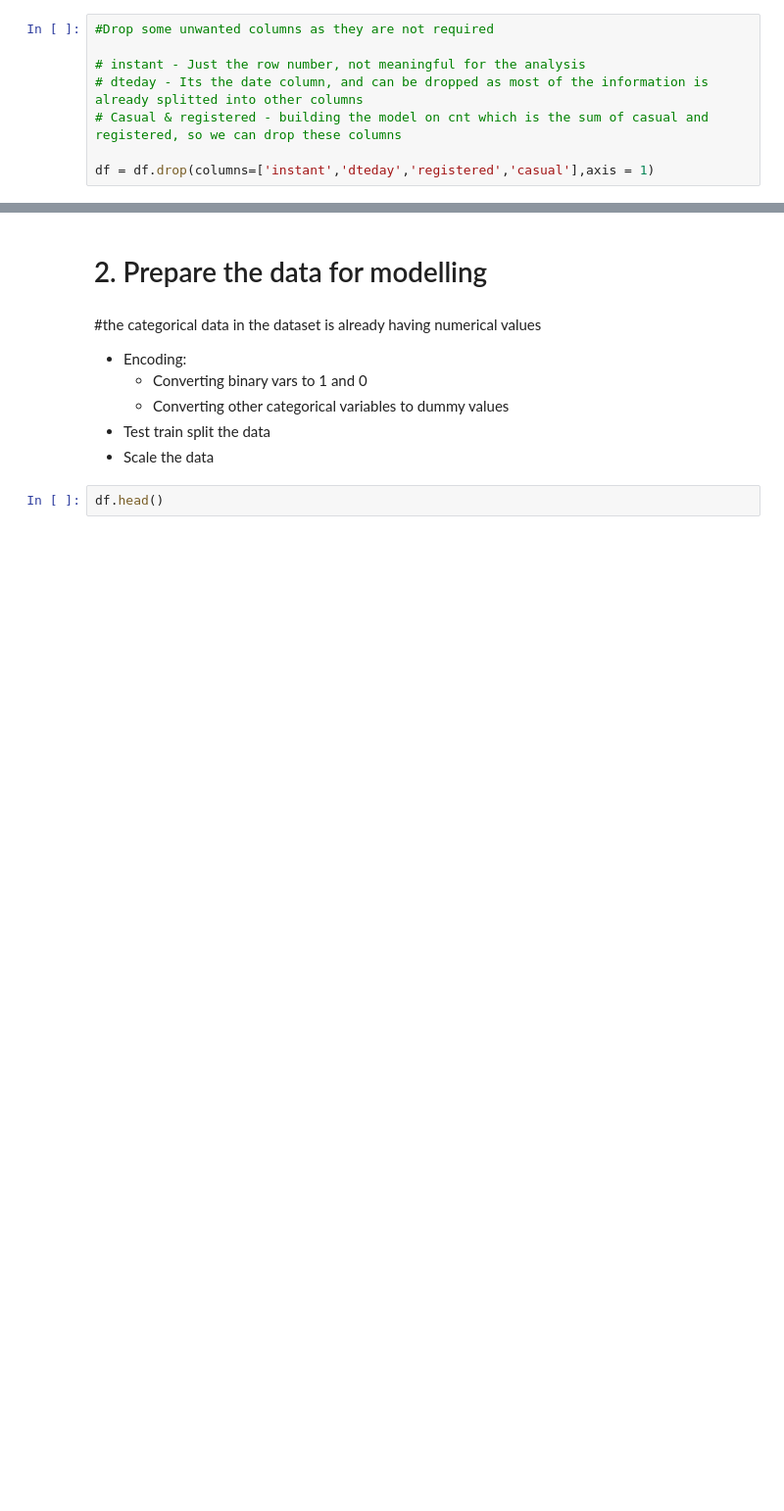
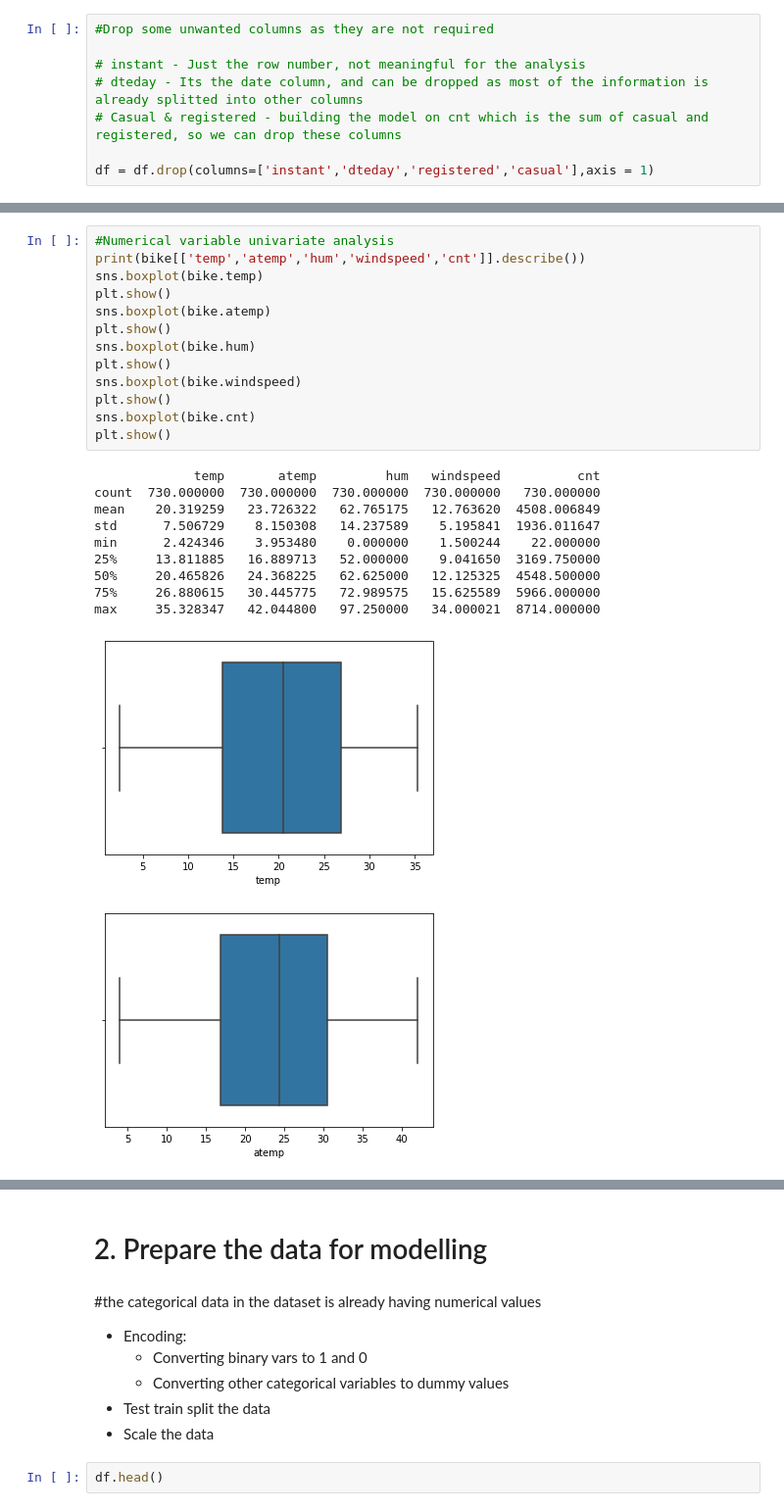
Before and after one commit to gautamjoshi1984/Bike_Sharing_MLR_Assignment, a Jupyter notebook: BikeSharing.ipynb, the cells around one changed output, grey strips where cells are left out. Shown: that part at 98% size. Saved outputs shown, nothing was run; the diff lists cells and outputs as text; blank space fills up the shorter version.

```diff
--- a/BikeSharing.ipynb
+++ b/BikeSharing.ipynb
@@ -99,0 +134,25 @@ df.head()
+# %%
+#Numerical variable univariate analysis
+print(bike[['temp','atemp','hum','windspeed','cnt']].describe())
+sns.boxplot(bike.temp)
+plt.show()
+sns.boxplot(bike.atemp)
+plt.show()
+sns.boxplot(bike.hum)
+plt.show()
+sns.boxplot(bike.windspeed)
+plt.show()
+sns.boxplot(bike.cnt)
+plt.show()
+# %% [output]
+             temp       atemp         hum   windspeed          cnt
+count  730.000000  730.000000  730.000000  730.000000   730.000000
+mean    20.319259   23.726322   62.765175   12.763620  4508.006849
+std      7.506729    8.150308   14.237589    5.195841  1936.011647
+min      2.424346    3.953480    0.000000    1.500244    22.000000
+25%     13.811885   16.889713   52.000000    9.041650  3169.750000
+50%     20.465826   24.368225   62.625000   12.125325  4548.500000
+75%     26.880615   30.445775   72.989575   15.625589  5966.000000
+max     35.328347   42.044800   97.250000   34.000021  8714.000000
+[figure, added]
+[figure, added]
```
Also changed, not shown: parts of 29 cells of this notebook.
